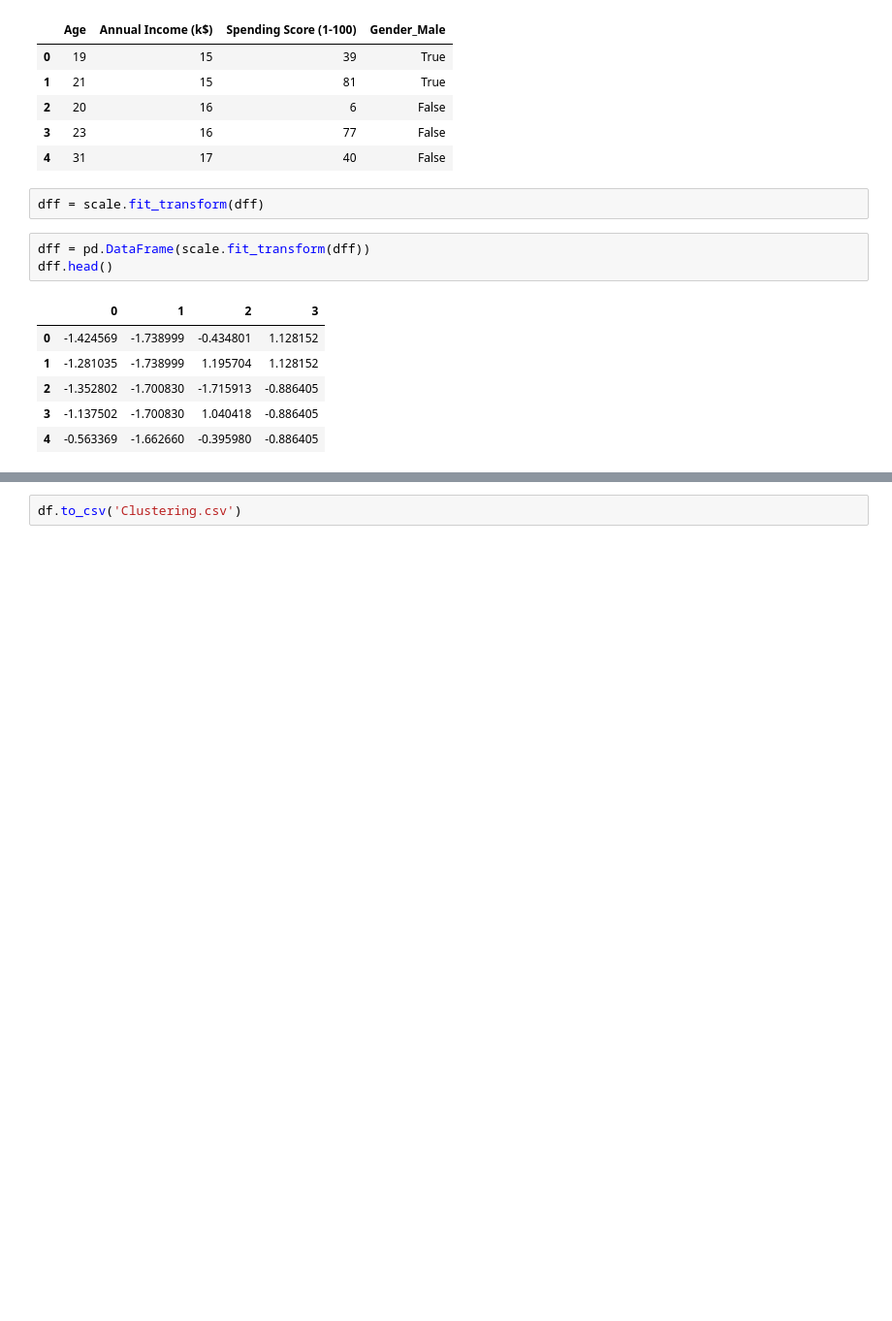
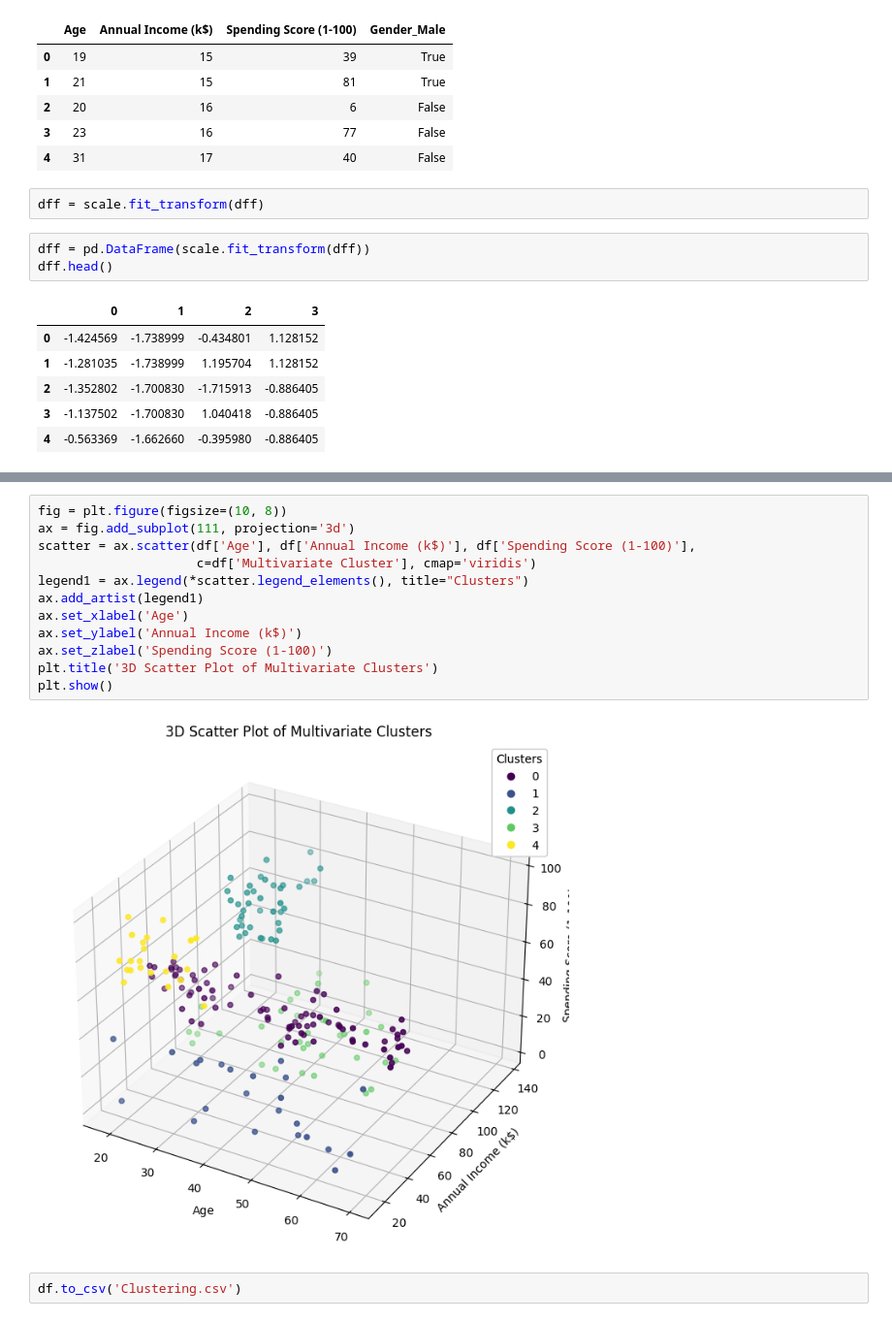
Before and after one commit to manoz12/Customer-Segmentation-Clustering-using-Python, a Jupyter notebook: clustering.ipynb, the cells around one changed output, grey strips where cells are left out. Shown at 97% size. Saved outputs shown, nothing was run; the diff lists cells and outputs as text; blank space fills up the shorter version.

```diff
--- a/clustering.ipynb
+++ b/clustering.ipynb
@@ -324,2 +352,16 @@ df
+# %%
+fig = plt.figure(figsize=(10, 8))
+ax = fig.add_subplot(111, projection='3d')
+scatter = ax.scatter(df['Age'], df['Annual Income (k$)'], df['Spending Score (1-100)'],
+                     c=df['Multivariate Cluster'], cmap='viridis')
+legend1 = ax.legend(*scatter.legend_elements(), title="Clusters")
+ax.add_artist(legend1)
+ax.set_xlabel('Age')
+ax.set_ylabel('Annual Income (k$)')
+ax.set_zlabel('Spending Score (1-100)')
+plt.title('3D Scatter Plot of Multivariate Clusters')
+plt.show()
+# %% [output]
+[figure, added]
 # %%
 df.to_csv('Clustering.csv')
```
Also changed, not shown: parts of 17 cells of this notebook, 1 other file.
